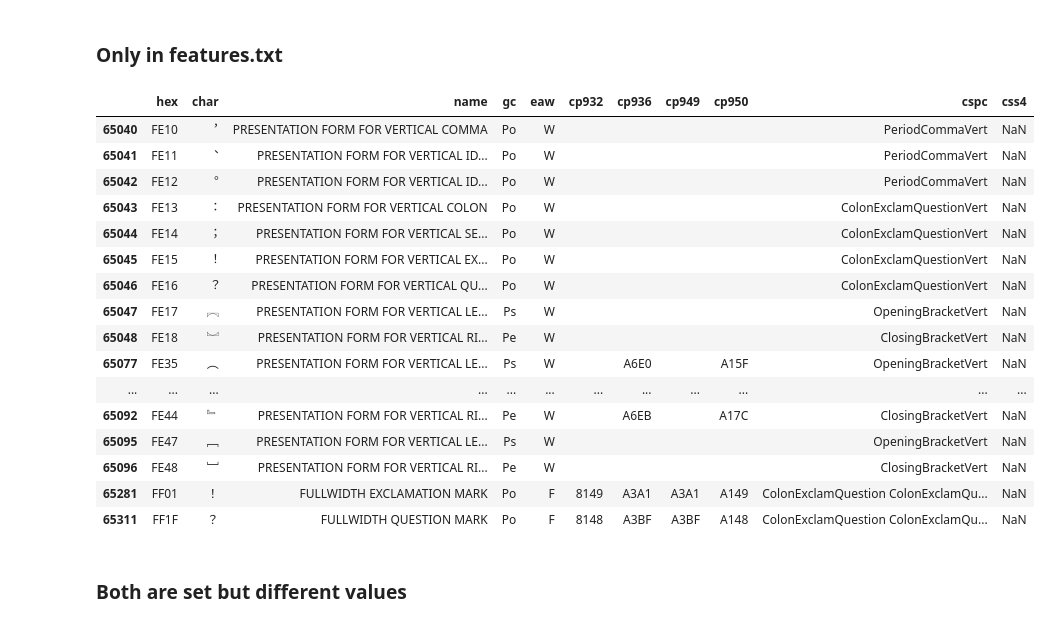
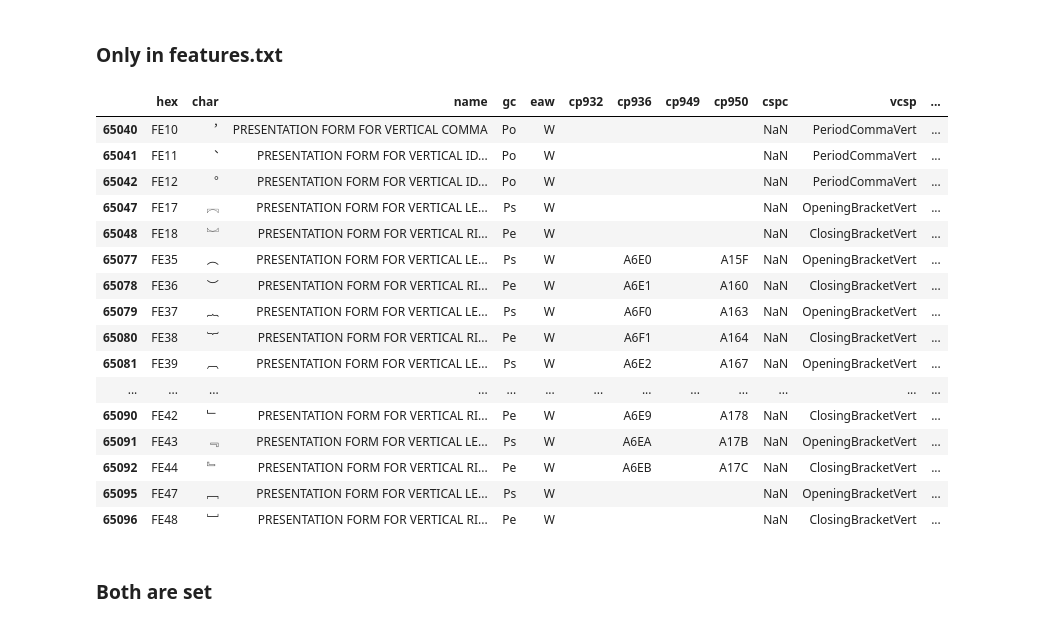
Before and after one commit to kojiishi/east_asian_spacing, a Jupyter notebook: contextual_spacing_analysis.ipynb, the cells around one changed output. Drawn from its saved outputs; the diff is of its cells as text; code cells hidden in the pictures.

```diff
--- a/contextual_spacing_analysis.ipynb
+++ b/contextual_spacing_analysis.ipynb
@@ -195,25 +219,25 @@ u.query('cspc != cspc and css4 == css4')
 # %% [markdown]
 ### Only in features.txt
 # %%
-u.query('cspc == cspc and css4 != css4')
+u.query('(cspc == cspc or vcsp == vcsp) and css4 != css4')
 # %% [output]
-|  | hex | char | name | gc | eaw | cp932 | cp936 | cp949 | cp950 | cspc | css4 |
-| 65040 | FE10 | ︐ | PRESENTATION FORM FOR VERTICAL COMMA | Po | W |  |  |  |  | PeriodCommaVert | NaN |
-| 65041 | FE11 | ︑ | PRESENTATION FORM FOR VERTICAL ID... | Po | W |  |  |  |  | PeriodCommaVert | NaN |
-| 65042 | FE12 | ︒ | PRESENTATION FORM FOR VERTICAL ID... | Po | W |  |  |  |  | PeriodCommaVert | NaN |
-| 65043 | FE13 | ︓ | PRESENTATION FORM FOR VERTICAL COLON | Po | W |  |  |  |  | ColonExclamQuestionVert | NaN |
-| 65044 | FE14 | ︔ | PRESENTATION FORM FOR VERTICAL SE... | Po | W |  |  |  |  | ColonExclamQuestionVert | NaN |
-| 65045 | FE15 | ︕ | PRESENTATION FORM FOR VERTICAL EX... | Po | W |  |  |  |  | ColonExclamQuestionVert | NaN |
-| 65046 | FE16 | ︖ | PRESENTATION FORM FOR VERTICAL QU... | Po | W |  |  |  |  | ColonExclamQuestionVert | NaN |
-| 65047 | FE17 | ︗ | PRESENTATION FORM FOR VERTICAL LE... | Ps | W |  |  |  |  | OpeningBracketVert | NaN |
-| 65048 | FE18 | ︘ | PRESENTATION FORM FOR VERTICAL RI... | Pe | W |  |  |  |  | ClosingBracketVert | NaN |
-| 65077 | FE35 | ︵ | PRESENTATION FORM FOR VERTICAL LE... | Ps | W |  | A6E0 |  | A15F | OpeningBracketVert | NaN |
-| ... | ... | ... | ... | ... | ... | ... | ... | ... | ... | ... | ... |
-| 65092 | FE44 | ﹄ | PRESENTATION FORM FOR VERTICAL RI... | Pe | W |  | A6EB |  | A17C | ClosingBracketVert | NaN |
-| 65095 | FE47 | ﹇ | PRESENTATION FORM FOR VERTICAL LE... | Ps | W |  |  |  |  | OpeningBracketVert | NaN |
-| 65096 | FE48 | ﹈ | PRESENTATION FORM FOR VERTICAL RI... | Pe | W |  |  |  |  | ClosingBracketVert | NaN |
-| 65281 | FF01 | ！ | FULLWIDTH EXCLAMATION MARK | Po | F | 8149 | A3A1 | A3A1 | A149 | ColonExclamQuestion ColonExclamQu... | NaN |
-| 65311 | FF1F | ？ | FULLWIDTH QUESTION MARK | Po | F | 8148 | A3BF | A3BF | A148 | ColonExclamQuestion ColonExclamQu... | NaN |
+|  | hex | char | name | gc | eaw | cp932 | cp936 | cp949 | cp950 | cspc | vcsp | ... |
+| 65040 | FE10 | ︐ | PRESENTATION FORM FOR VERTICAL COMMA | Po | W |  |  |  |  | NaN | PeriodCommaVert | ... |
+| 65041 | FE11 | ︑ | PRESENTATION FORM FOR VERTICAL ID... | Po | W |  |  |  |  | NaN | PeriodCommaVert | ... |
+| 65042 | FE12 | ︒ | PRESENTATION FORM FOR VERTICAL ID... | Po | W |  |  |  |  | NaN | PeriodCommaVert | ... |
+| 65047 | FE17 | ︗ | PRESENTATION FORM FOR VERTICAL LE... | Ps | W |  |  |  |  | NaN | OpeningBracketVert | ... |
+| 65048 | FE18 | ︘ | PRESENTATION FORM FOR VERTICAL RI... | Pe | W |  |  |  |  | NaN | ClosingBracketVert | ... |
+| 65077 | FE35 | ︵ | PRESENTATION FORM FOR VERTICAL LE... | Ps | W |  | A6E0 |  | A15F | NaN | OpeningBracketVert | ... |
+| 65078 | FE36 | ︶ | PRESENTATION FORM FOR VERTICAL RI... | Pe | W |  | A6E1 |  | A160 | NaN | ClosingBracketVert | ... |
+| 65079 | FE37 | ︷ | PRESENTATION FORM FOR VERTICAL LE... | Ps | W |  | A6F0 |  | A163 | NaN | OpeningBracketVert | ... |
+| 65080 | FE38 | ︸ | PRESENTATION FORM FOR VERTICAL RI... | Pe | W |  | A6F1 |  | A164 | NaN | ClosingBracketVert | ... |
+| 65081 | FE39 | ︹ | PRESENTATION FORM FOR VERTICAL LE... | Ps | W |  | A6E2 |  | A167 | NaN | OpeningBracketVert | ... |
+| ... | ... | ... | ... | ... | ... | ... | ... | ... | ... | ... | ... | ... |
+| 65090 | FE42 | ﹂ | PRESENTATION FORM FOR VERTICAL RI... | Pe | W |  | A6E9 |  | A178 | NaN | ClosingBracketVert | ... |
+| 65091 | FE43 | ﹃ | PRESENTATION FORM FOR VERTICAL LE... | Ps | W |  | A6EA |  | A17B | NaN | OpeningBracketVert | ... |
+| 65092 | FE44 | ﹄ | PRESENTATION FORM FOR VERTICAL RI... | Pe | W |  | A6EB |  | A17C | NaN | ClosingBracketVert | ... |
+| 65095 | FE47 | ﹇ | PRESENTATION FORM FOR VERTICAL LE... | Ps | W |  |  |  |  | NaN | OpeningBracketVert | ... |
+| 65096 | FE48 | ﹈ | PRESENTATION FORM FOR VERTICAL RI... | Pe | W |  |  |  |  | NaN | ClosingBracketVert | ... |
 # %% [markdown]
-### Both are set but different values
+### Both are set
 # %%
```
Also changed, not shown: parts of 6 cells of this notebook.
